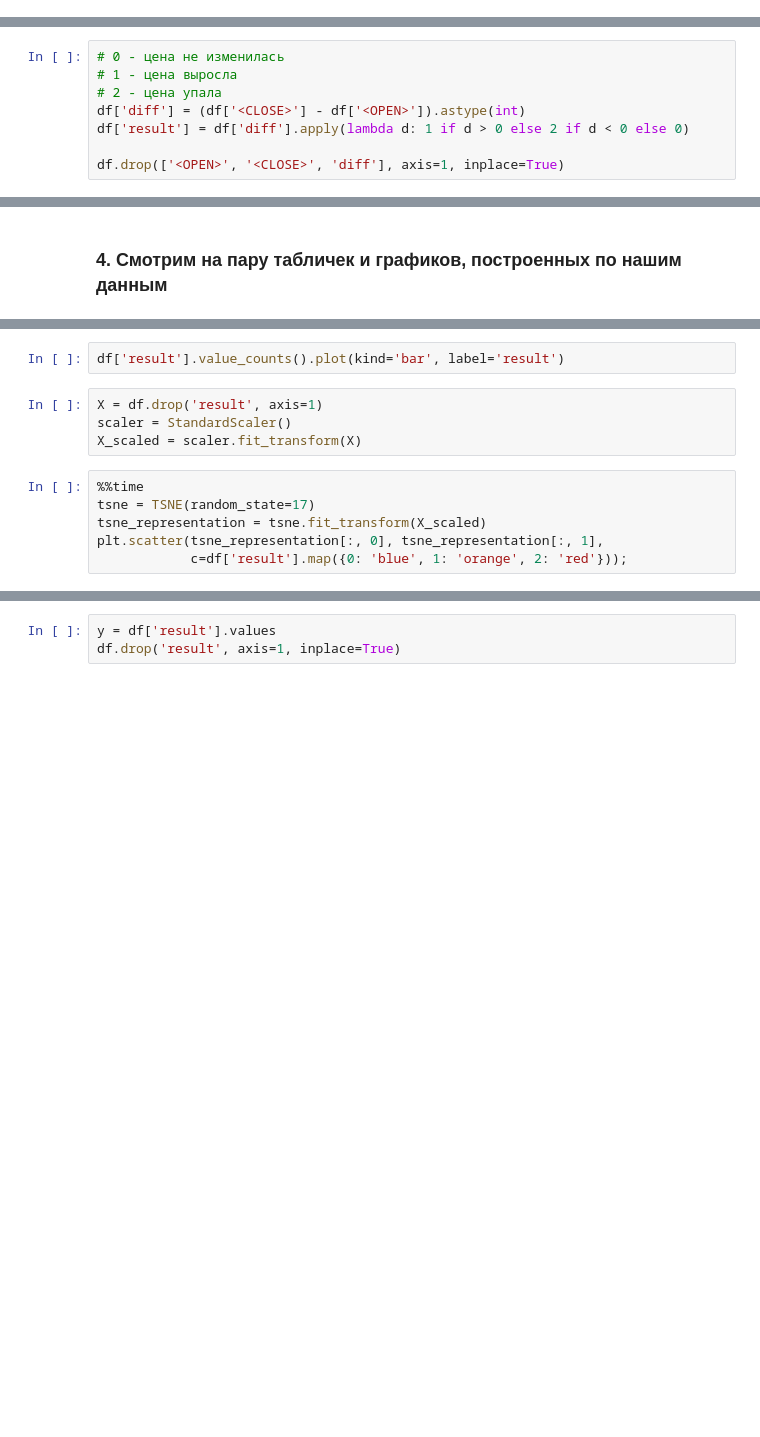
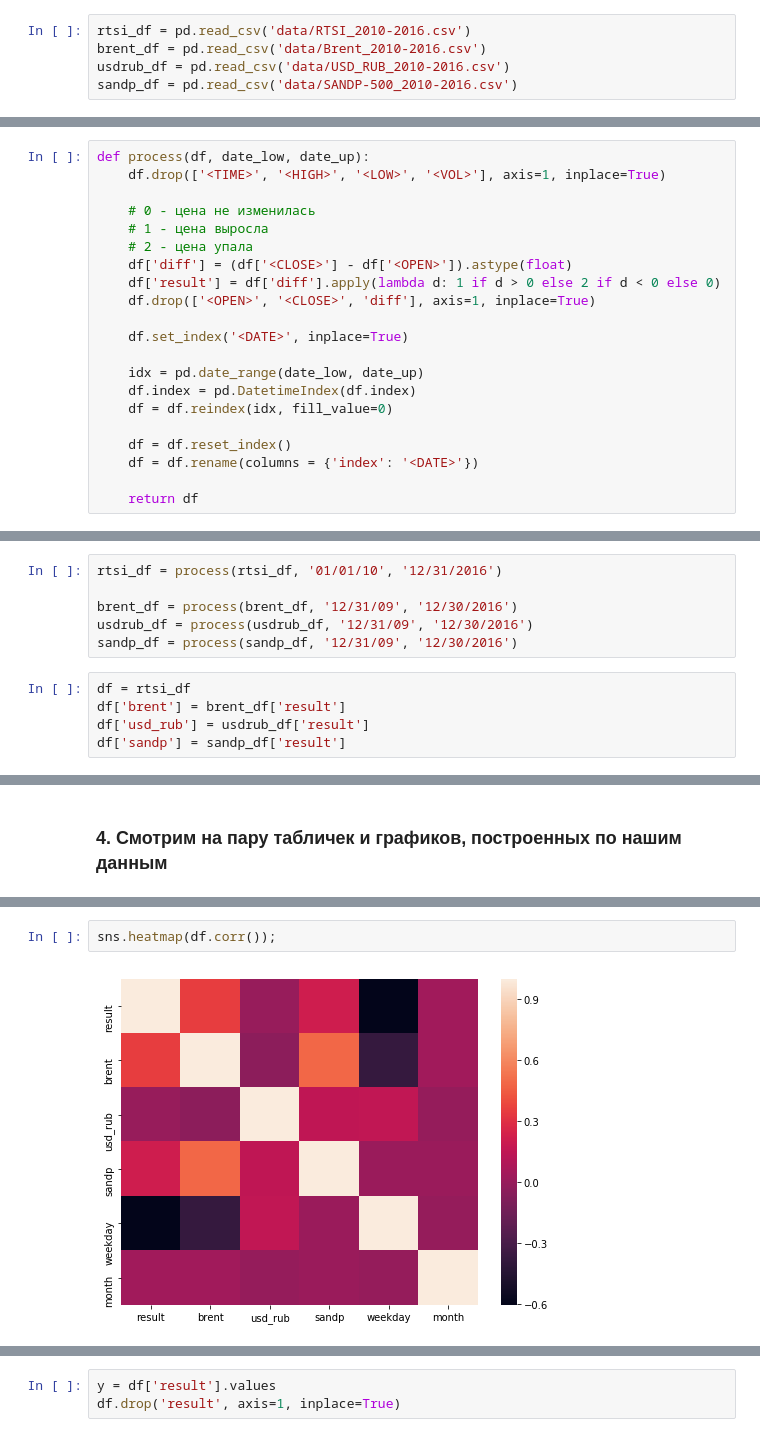
Before and after one commit to paradisensei/Machine-learning, a Jupyter notebook: notebooks/MarketsPrediction.ipynb, the cells around one changed output, grey strips where cells are left out. Cells and saved outputs as stored; diff of their text form; blank space fills up the shorter version.

```diff
--- a/notebooks/MarketsPrediction.ipynb
+++ b/notebooks/MarketsPrediction.ipynb
@@ -29,0 +24,5 @@ df.drop(['<TIME>', '<HIGH>', '<LOW>', '<VOL>'], axis=1, inplace=True)
+# %%
+rtsi_df = pd.read_csv('data/RTSI_2010-2016.csv')
+brent_df = pd.read_csv('data/Brent_2010-2016.csv')
+usdrub_df = pd.read_csv('data/USD_RUB_2010-2016.csv')
+sandp_df = pd.read_csv('data/SANDP-500_2010-2016.csv')
@@ -30,8 +33,21 @@ df.drop(['<TIME>', '<HIGH>', '<LOW>', '<VOL>'], axis=1, inplace=True)
 # %%
-# 0 - цена не изменилась
-# 1 - цена выросла
-# 2 - цена упала
-df['diff'] = (df['<CLOSE>'] - df['<OPEN>']).astype(int)
-df['result'] = df['diff'].apply(lambda d: 1 if d > 0 else 2 if d < 0 else 0)
+def process(df, date_low, date_up):
+    df.drop(['<TIME>', '<HIGH>', '<LOW>', '<VOL>'], axis=1, inplace=True)
 
-df.drop(['<OPEN>', '<CLOSE>', 'diff'], axis=1, inplace=True)
+    # 0 - цена не изменилась
+    # 1 - цена выросла
+    # 2 - цена упала
+    df['diff'] = (df['<CLOSE>'] - df['<OPEN>']).astype(float)
+    df['result'] = df['diff'].apply(lambda d: 1 if d > 0 else 2 if d < 0 else 0)
+    df.drop(['<OPEN>', '<CLOSE>', 'diff'], axis=1, inplace=True)
+
+    df.set_index('<DATE>', inplace=True)
+
+    idx = pd.date_range(date_low, date_up)
+    df.index = pd.DatetimeIndex(df.index)
+    df = df.reindex(idx, fill_value=0)
+
+    df = df.reset_index()
+    df = df.rename(columns = {'index': '<DATE>'})
+
+    return df
@@ -47,2 +54,13 @@ df = df.rename(columns = {'index': '<DATE>'})
+# %%
+rtsi_df = process(rtsi_df, '01/01/10', '12/31/2016')
+
+brent_df = process(brent_df, '12/31/09', '12/30/2016')
+usdrub_df = process(usdrub_df, '12/31/09', '12/30/2016')
+sandp_df = process(sandp_df, '12/31/09', '12/30/2016')
+# %%
+df = rtsi_df
+df['brent'] = brent_df['result']
+df['usd_rub'] = usdrub_df['result']
+df['sandp'] = sandp_df['result']
 # %%
 df.head()
@@ -66,13 +102,5 @@ sns.countplot(x='weekday', hue='result', data=df);
-# %%
-df['result'].value_counts().plot(kind='bar', label='result')
-# %%
-X = df.drop('result', axis=1)
-scaler = StandardScaler()
-X_scaled = scaler.fit_transform(X)
-# %%
-%%time
-tsne = TSNE(random_state=17)
-tsne_representation = tsne.fit_transform(X_scaled)
-plt.scatter(tsne_representation[:, 0], tsne_representation[:, 1],
-            c=df['result'].map({0: 'blue', 1: 'orange', 2: 'red'}));
+# %%
+sns.heatmap(df.corr());
+# %% [output]
+[figure, added]
 # %% [markdown]
```
Also changed, not shown: parts of 31 cells of this notebook, 9 other files.
